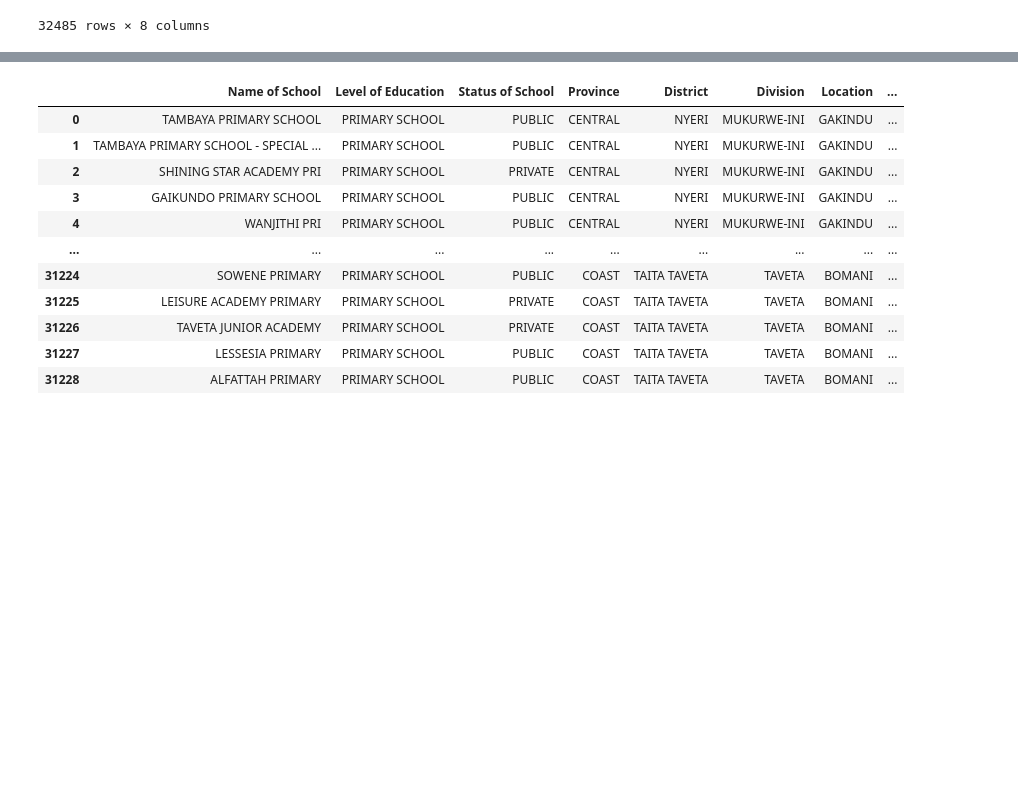
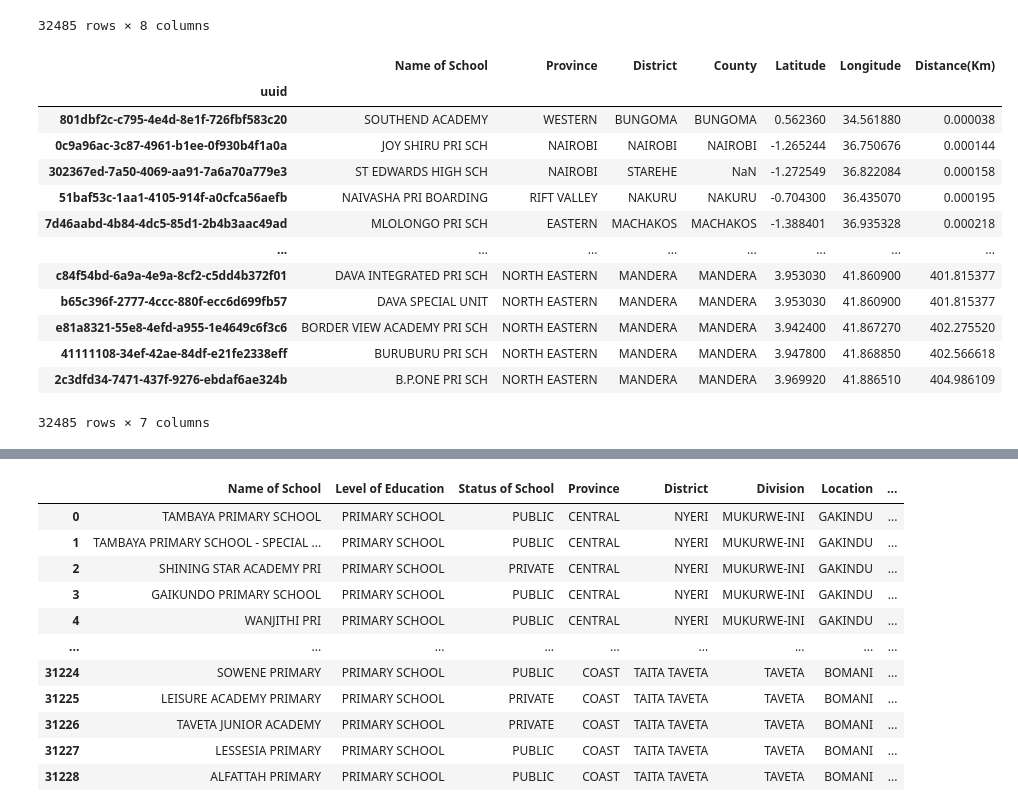
Before and after one commit to developmentseed/unicef-schools-attribute-cleaning, a Jupyter notebook: unicef_schools_attribute_cleaning/notebooks/read_src_data_with_pandas.ipynb, the cells around one changed output, grey strips where cells are left out. Cells and saved outputs as stored; diff of their text form; code cells hidden in the pictures; blank space fills up the shorter version.

```diff
--- a/unicef_schools_attribute_cleaning/notebooks/read_src_data_with_pandas.ipynb
+++ b/unicef_schools_attribute_cleaning/notebooks/read_src_data_with_pandas.ipynb
@@ -77,3 +164,26 @@ df_kenya_liquid
 | 32483 | BURUBURU PRI SCH | NORTH EASTERN | MANDERA | MANDERA | 3.947800 | 41.868850 | 402.566618 | KE |
 | 32484 | B.P.ONE PRI SCH | NORTH EASTERN | MANDERA | MANDERA | 3.969920 | 41.886510 | 404.986109 | KE |
 32485 rows × 8 columns
+# %%
+# load devseed source + uuid
+df_kenya_liquid_uuid = pd.read_csv(f'{fixed_data_dir}/kenya_liquid_original_uuid.csv', low_memory=False)
+df_kenya_liquid_uuid
+
+# use the uuid as primary key/index
+df_kenya_liquid_uuid.set_index('uuid', inplace=True)
+df_kenya_liquid_uuid
+# %% [output]
+|  | Name of School | Province | District | County | Latitude | Longitude | Distance(Km) |
+| uuid |  |  |  |  |  |  |  |
+| 801dbf2c-c795-4e4d-8e1f-726fbf583c20 | SOUTHEND ACADEMY | WESTERN | BUNGOMA | BUNGOMA | 0.562360 | 34.561880 | 0.000038 |
+| 0c9a96ac-3c87-4961-b1ee-0f930b4f1a0a | JOY SHIRU PRI SCH | NAIROBI | NAIROBI | NAIROBI | -1.265244 | 36.750676 | 0.000144 |
+| 302367ed-7a50-4069-aa91-7a6a70a779e3 | ST EDWARDS HIGH SCH | NAIROBI | STAREHE | NaN | -1.272549 | 36.822084 | 0.000158 |
+| 51baf53c-1aa1-4105-914f-a0cfca56aefb | NAIVASHA PRI BOARDING | RIFT VALLEY | NAKURU | NAKURU | -0.704300 | 36.435070 | 0.000195 |
+| 7d46aabd-4b84-4dc5-85d1-2b4b3aac49ad | MLOLONGO PRI SCH | EASTERN | MACHAKOS | MACHAKOS | -1.388401 | 36.935328 | 0.000218 |
+| ... | ... | ... | ... | ... | ... | ... | ... |
+| c84f54bd-6a9a-4e9a-8cf2-c5dd4b372f01 | DAVA INTEGRATED PRI SCH | NORTH EASTERN | MANDERA | MANDERA | 3.953030 | 41.860900 | 401.815377 |
+| b65c396f-2777-4ccc-880f-ecc6d699fb57 | DAVA SPECIAL UNIT | NORTH EASTERN | MANDERA | MANDERA | 3.953030 | 41.860900 | 401.815377 |
+| e81a8321-55e8-4efd-a955-1e4649c6f3c6 | BORDER VIEW ACADEMY PRI SCH | NORTH EASTERN | MANDERA | MANDERA | 3.942400 | 41.867270 | 402.275520 |
+| 41111108-34ef-42ae-84df-e21fe2338eff | BURUBURU PRI SCH | NORTH EASTERN | MANDERA | MANDERA | 3.947800 | 41.868850 | 402.566618 |
+| 2c3dfd34-7471-437f-9276-ebdaf6ae324b | B.P.ONE PRI SCH | NORTH EASTERN | MANDERA | MANDERA | 3.969920 | 41.886510 | 404.986109 |
+32485 rows × 7 columns
```
Also changed, not shown: parts of 21 cells of this notebook, 12 other files.
